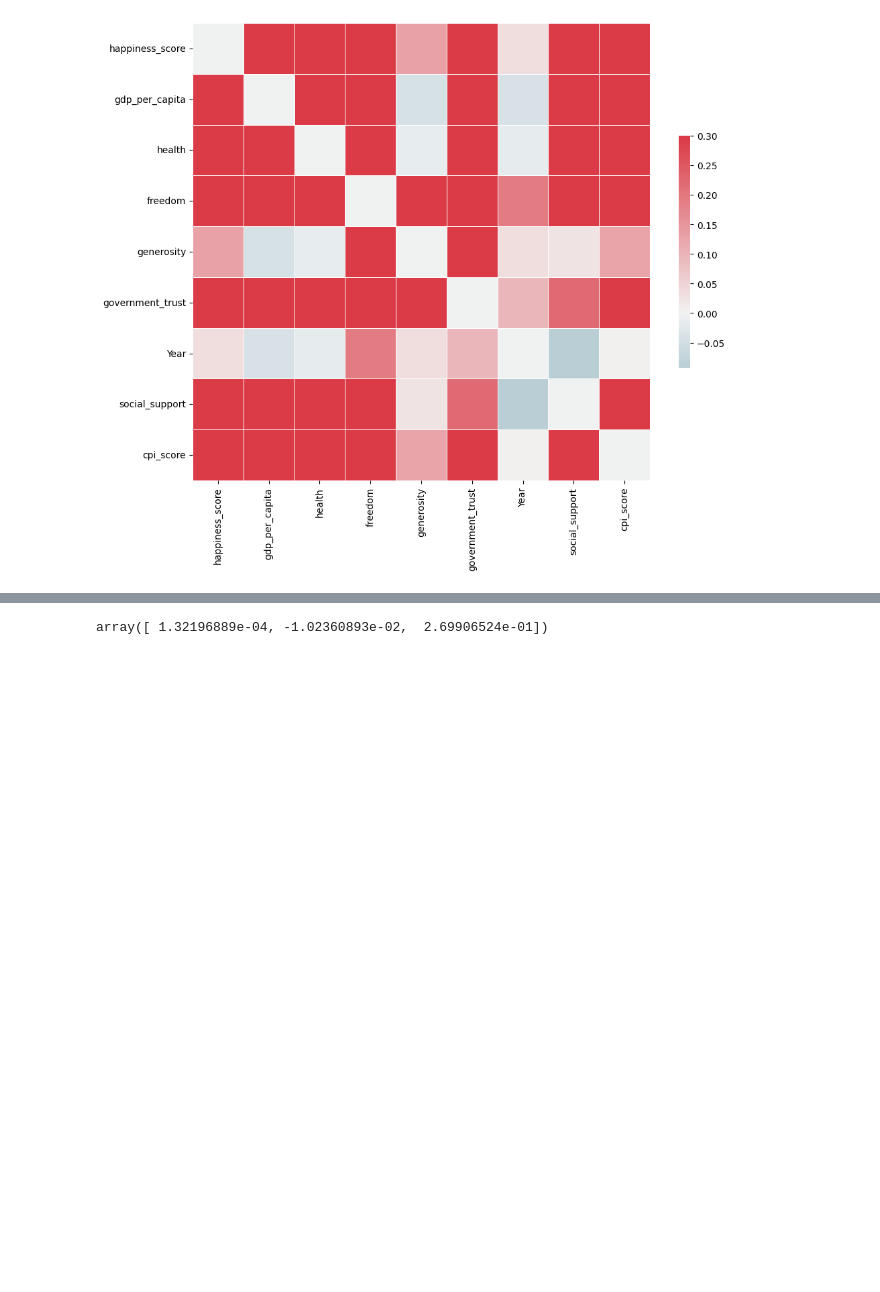
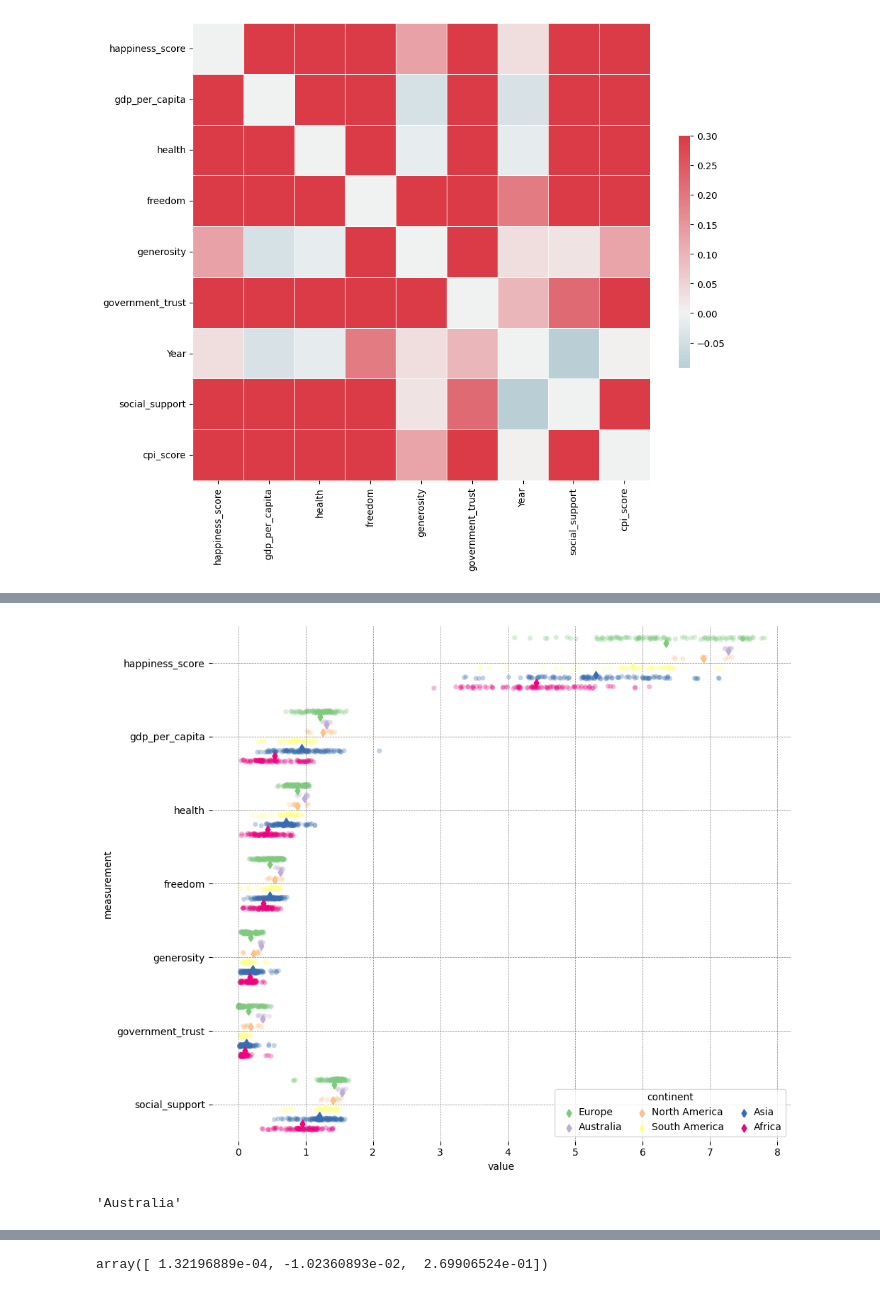
Before and after one commit to sudo-lucifer/eda-project, a Jupyter notebook: EDA_Project.ipynb, the cells around one changed output, grey strips where cells are left out. Drawn from its saved outputs; the diff is of its cells as text; code cells hidden in the pictures; blank space fills up the shorter version.

Commit message:
happiness continent and country

```diff
--- a/EDA_Project.ipynb
+++ b/EDA_Project.ipynb
@@ -71,0 +88,36 @@ find_coorelation(no_social_support_df)
+# %%
+happiness_melted_df = social_support_df.drop(axis=1,columns=['Country', 'cpi_score', 'Year'])
+happiness_melted_df = pd.melt(happiness_melted_df, "continent", var_name="measurement")
+
+# Initialize the figure
+f, ax = plt.subplots(figsize=(10,8))
+sns.despine(bottom=True, left=True)
+
+# Show each observation with a scatterplot
+t = sns.stripplot(
+    data=happiness_melted_df, x="value", y="measurement", hue="continent",palette="Accent",
+    dodge=True, alpha=.3, zorder=1, legend=False
+)
+
+# Show the conditional means, aligning each pointplot in the
+# center of the strips by adjusting the width allotted to each
+# category (.8 by default) by the number of hue levels
+sns.pointplot(
+    data=happiness_melted_df, x="value", y="measurement", hue="continent",
+    join=False, dodge=.8 - .8 / 3, palette="Accent",
+    markers="d", scale=.75, errorbar=None
+)
+
+# Improve the legend
+sns.move_legend(
+    ax, loc="lower right", ncol=3, frameon=True, columnspacing=1, handletextpad=0
+)
+plt.grid(color='gray', linestyle='--', lw=0.5)
+f.tight_layout()
+# %% [output]
+[figure, added]
+# %%
+# happiest continent
+social_support_df.groupby('continent')['happiness_score'].mean().idxmax()
+# %% [output]
+'Australia'
```
Also changed, not shown: parts of 9 cells of this notebook.
